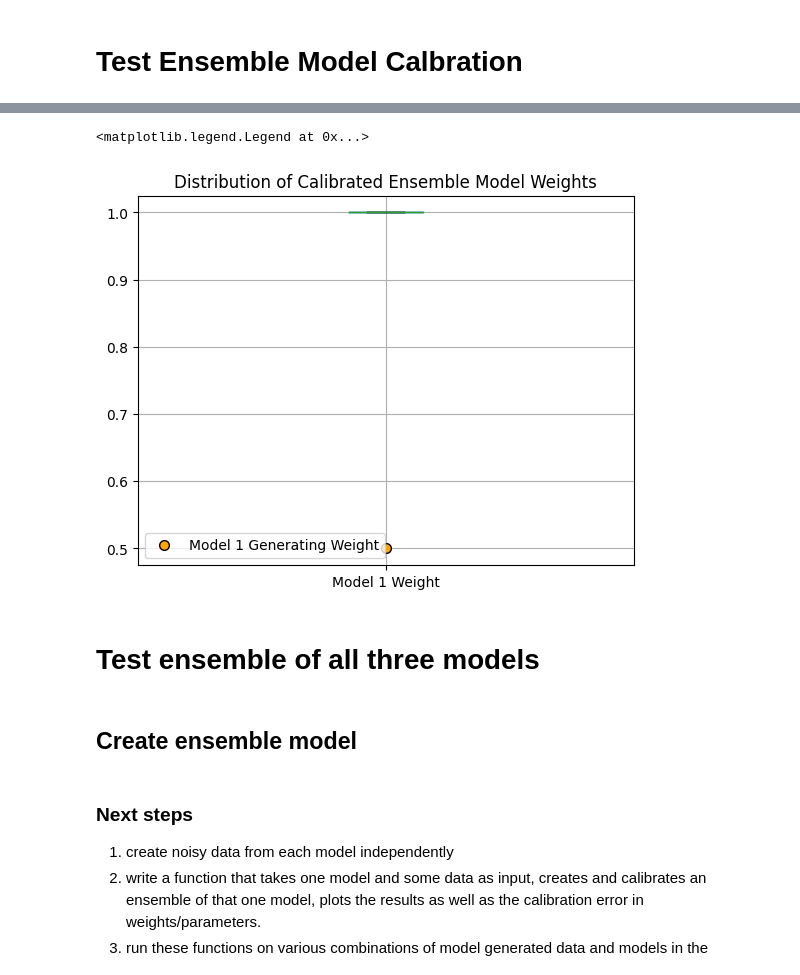
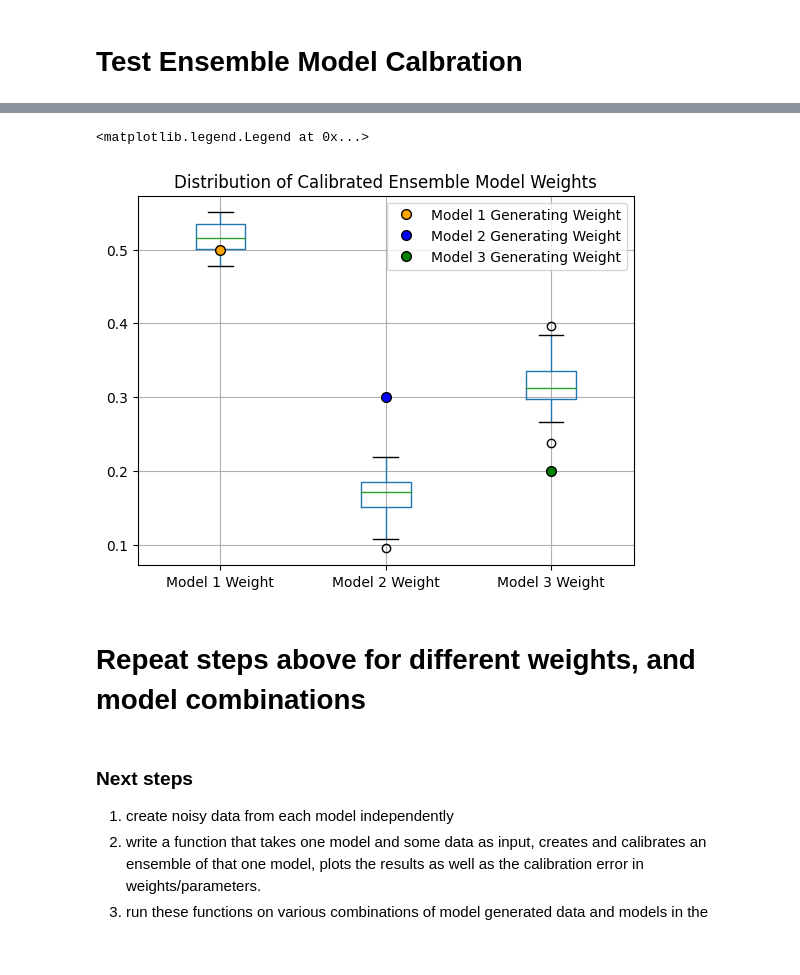
Before and after one commit to liunelson/pyciemss, a Jupyter notebook: notebook/april_ensemble/synthetic_data_with_custom_models.ipynb, the cells around one changed output, grey strips where cells are left out. Cells and saved outputs as stored; diff of their text form; code cells hidden in the pictures.

```diff
--- a/notebook/april_ensemble/synthetic_data_with_custom_models.ipynb
+++ b/notebook/april_ensemble/synthetic_data_with_custom_models.ipynb
@@ -791,12 +774,12 @@ start_time = train_timepoints[0] - 1e-5
 # Set up the ensemble model
 
 # Initial guess: each model contributes equally
-ensemble_weights = [1] #/3, 1/3, 1/3]
+ensemble_weights = [1/3, 1/3, 1/3]
 
-models = [SIRHD_model] #, SEIARHD_model, SEIARHDS_model]
+models = [SIRHD_model, SEIARHD_model, SEIARHDS_model]
 N = 100000 # total population
-start_states = [create_start_state_inf(N)] #, create_start_state_symp(N), create_start_state_symp(N)]
-solution_mappings = [solution_mapping_inf] #, solution_mapping_symp, solution_mapping_symp]
+start_states = [create_start_state_inf(N), create_start_state_symp(N), create_start_state_symp(N)]
+solution_mappings = [solution_mapping_inf, solution_mapping_symp, solution_mapping_symp]
 
 ensemble_total_population = 1.0
 dirichlet_concentration = 1.0
@@ -828,7 +813,7 @@ ax = plot_observations(data_to_use_df['case_census'][2:], all_timepoints, ax=ax,
 # %%
 import pyro
 
-num_iterations = 50
+num_iterations = 100
 autoguide = pyro.infer.autoguide.AutoDiagonalNormal
 inferred_parameters = calibrate_ensemble(ensemble, train_data, num_iterations=num_iterations, verbose=True, verbose_every=10, autoguide=autoguide)
 
@@ -853,29 +843,17 @@ ax = plot_observations(data_to_use_df['case_census'][2:], all_timepoints, ax=ax,
 # %%
-# # Make a box plot of model weights from each sample
-# calibrated_solution["model_weights"][:, 0]
-# weight_df = pd.DataFrame({"Model 1 Weight": calibrated_solution["model_weights"][:, 0],
-#                          "Model 2 Weight": calibrated_solution["model_weights"][:, 1],
-#                          "Model 3 Weight": calibrated_solution["model_weights"][:, 2]})
-# weight_df.boxplot()
-# plt.plot(1, generating_weights[0], mfc = "orange", mec='k', ms=7, marker="o", linestyle="None", label="Model 1 Generating Weight")
-# plt.plot(2, generating_weights[1], mfc = "blue", mec='k', ms=7, marker="o", linestyle="None", label="Model 2 Generating Weight")
-# plt.plot(3, generating_weights[2], mfc = "green", mec='k', ms=7, marker="o", linestyle="None", label="Model 3 Generating Weight")
-# plt.title("Distribution of Calibrated Ensemble Model Weights")
-# plt.legend()
-
 # Make a box plot of model weights from each sample
 calibrated_solution["model_weights"][:, 0]
-weight_df = pd.DataFrame({"Model 1 Weight": calibrated_solution["model_weights"][:, 0]})
+weight_df = pd.DataFrame({"Model 1 Weight": calibrated_solution["model_weights"][:, 0],
+                         "Model 2 Weight": calibrated_solution["model_weights"][:, 1],
+                         "Model 3 Weight": calibrated_solution["model_weights"][:, 2]})
 weight_df.boxplot()
 plt.plot(1, generating_weights[0], mfc = "orange", mec='k', ms=7, marker="o", linestyle="None", label="Model 1 Generating Weight")
-#plt.plot(2, generating_weights[1], mfc = "blue", mec='k', ms=7, marker="o", linestyle="None", label="Model 2 Generating Weight")
-#plt.plot(3, generating_weights[2], mfc = "green", mec='k', ms=7, marker="o", linestyle="None", label="Model 3 Generating Weight")
+plt.plot(2, generating_weights[1], mfc = "blue", mec='k', ms=7, marker="o", linestyle="None", label="Model 2 Generating Weight")
+plt.plot(3, generating_weights[2], mfc = "green", mec='k', ms=7, marker="o", linestyle="None", label="Model 3 Generating Weight")
 plt.title("Distribution of Calibrated Ensemble Model Weights")
 plt.legend()
 # %% [output]
 <matplotlib.legend.Legend at 0x...>
-[figure, old version]
+[figure, new version]
-# %% [markdown]
-# Test ensemble of all three models
-# %% [markdown]
-## Create ensemble model
+# %% [markdown]
+# Repeat steps above for different weights, and model combinations
```
Also changed, not shown: parts of 17 cells of this notebook, 1 other file.
